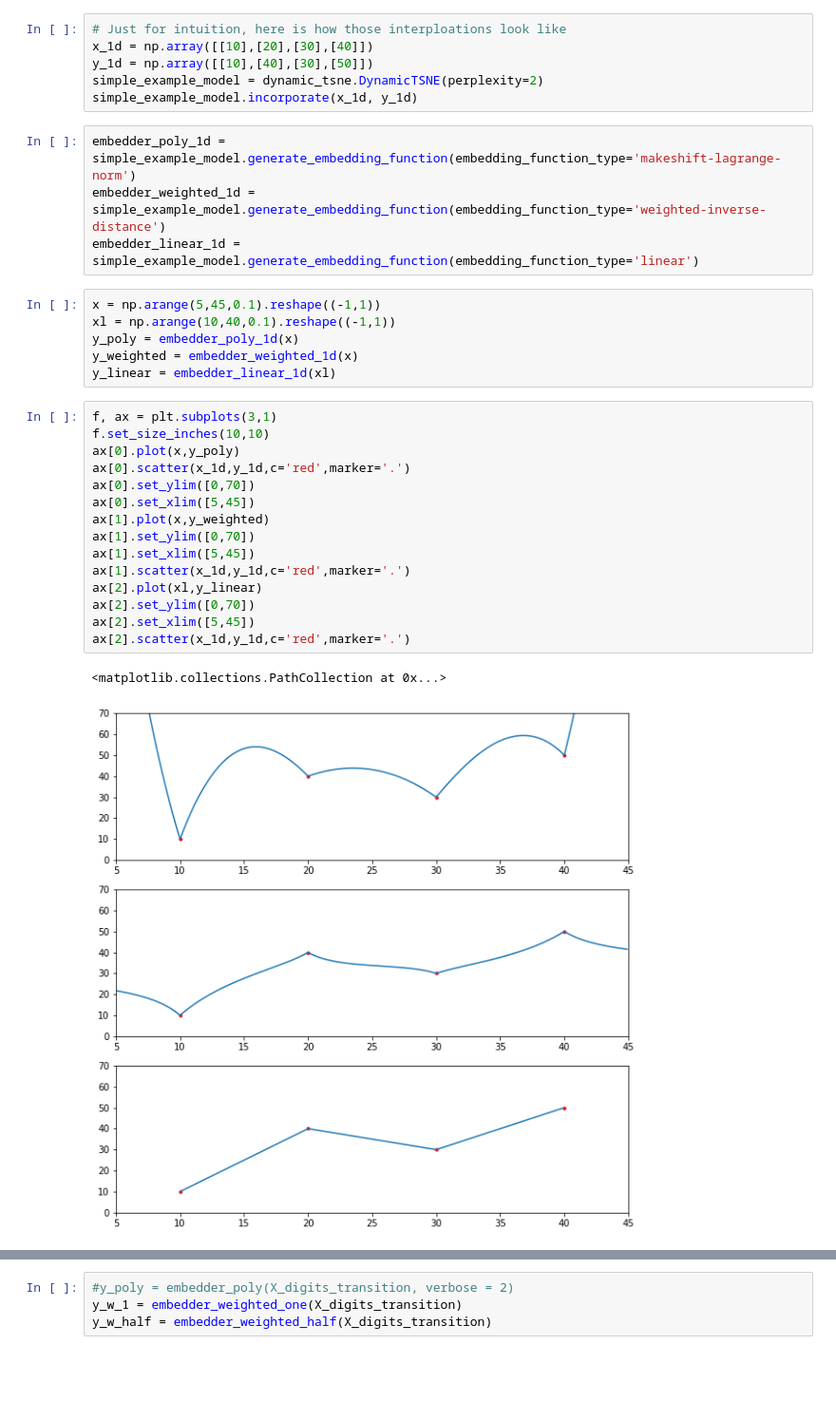
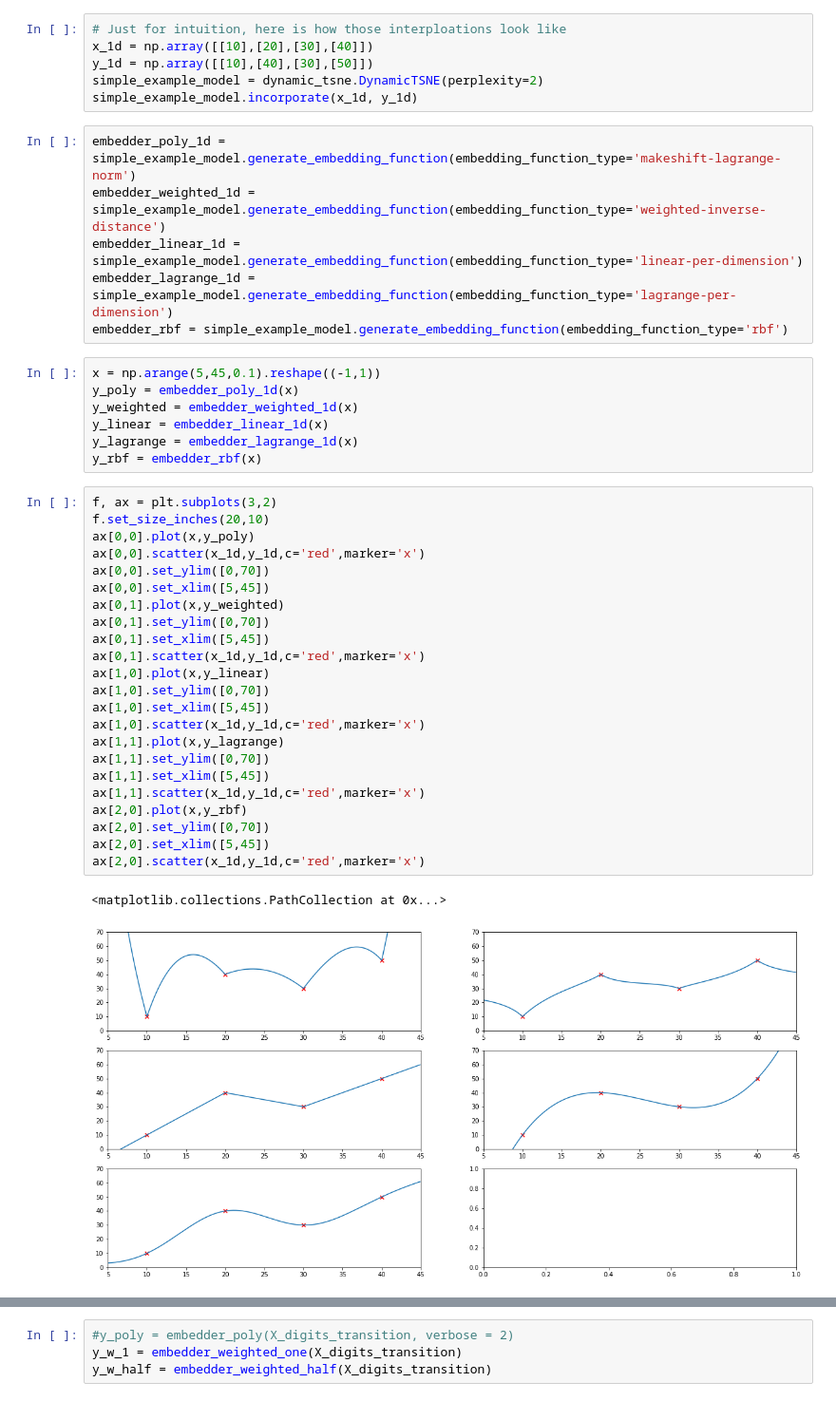
Before and after one commit to andreyboytsov/LION-tSNE, a Jupyter notebook: Dynamic TSNE.ipynb, the cells around one changed output, grey strips where cells are left out. Shown at 95% size. Drawn from its saved outputs; the diff is of its cells as text; blank space fills up the shorter version.

Commit message:
Many new embedding functions (including RBFs); more experiments; many fixes

```diff
--- a/Dynamic TSNE.ipynb
+++ b/Dynamic TSNE.ipynb
@@ -171,31 +177,42 @@ simple_example_model.incorporate(x_1d, y_1d)
 # %%
 embedder_poly_1d = simple_example_model.generate_embedding_function(embedding_function_type='makeshift-lagrange-norm')
 embedder_weighted_1d = simple_example_model.generate_embedding_function(embedding_function_type='weighted-inverse-distance')
-embedder_linear_1d = simple_example_model.generate_embedding_function(embedding_function_type='linear')
+embedder_linear_1d = simple_example_model.generate_embedding_function(embedding_function_type='linear-per-dimension')
+embedder_lagrange_1d = simple_example_model.generate_embedding_function(embedding_function_type='lagrange-per-dimension')
+embedder_rbf = simple_example_model.generate_embedding_function(embedding_function_type='rbf')
 # %%
 x = np.arange(5,45,0.1).reshape((-1,1))
-xl = np.arange(10,40,0.1).reshape((-1,1))
 y_poly = embedder_poly_1d(x)
 y_weighted = embedder_weighted_1d(x)
-y_linear = embedder_linear_1d(xl)
+y_linear = embedder_linear_1d(x)
+y_lagrange = embedder_lagrange_1d(x)
+y_rbf = embedder_rbf(x)
 # %%
-f, ax = plt.subplots(3,1)
-f.set_size_inches(10,10)
-ax[0].plot(x,y_poly)
-ax[0].scatter(x_1d,y_1d,c='red',marker='.')
-ax[0].set_ylim([0,70])
-ax[0].set_xlim([5,45])
-ax[1].plot(x,y_weighted)
-ax[1].set_ylim([0,70])
-ax[1].set_xlim([5,45])
-ax[1].scatter(x_1d,y_1d,c='red',marker='.')
-ax[2].plot(xl,y_linear)
-ax[2].set_ylim([0,70])
-ax[2].set_xlim([5,45])
-ax[2].scatter(x_1d,y_1d,c='red',marker='.')
+f, ax = plt.subplots(3,2)
+f.set_size_inches(20,10)
+ax[0,0].plot(x,y_poly)
+ax[0,0].scatter(x_1d,y_1d,c='red',marker='x')
+ax[0,0].set_ylim([0,70])
+ax[0,0].set_xlim([5,45])
+ax[0,1].plot(x,y_weighted)
+ax[0,1].set_ylim([0,70])
+ax[0,1].set_xlim([5,45])
+ax[0,1].scatter(x_1d,y_1d,c='red',marker='x')
+ax[1,0].plot(x,y_linear)
+ax[1,0].set_ylim([0,70])
+ax[1,0].set_xlim([5,45])
+ax[1,0].scatter(x_1d,y_1d,c='red',marker='x')
+ax[1,1].plot(x,y_lagrange)
+ax[1,1].set_ylim([0,70])
+ax[1,1].set_xlim([5,45])
+ax[1,1].scatter(x_1d,y_1d,c='red',marker='x')
+ax[2,0].plot(x,y_rbf)
+ax[2,0].set_ylim([0,70])
+ax[2,0].set_xlim([5,45])
+ax[2,0].scatter(x_1d,y_1d,c='red',marker='x')
 # %% [output]
 <matplotlib.collections.PathCollection at 0x...>
-[figure, old version]
+[figure, new version]
 # %%
 embedder_poly = dTSNE_digits.generate_embedding_function(embedding_function_type='makeshift-lagrange-norm')
 embedder_weighted_one = dTSNE_digits.generate_embedding_function(embedding_function_type='weighted-inverse-distance')
```
Also changed, not shown: parts of 20 cells of this notebook, 28 other files.
